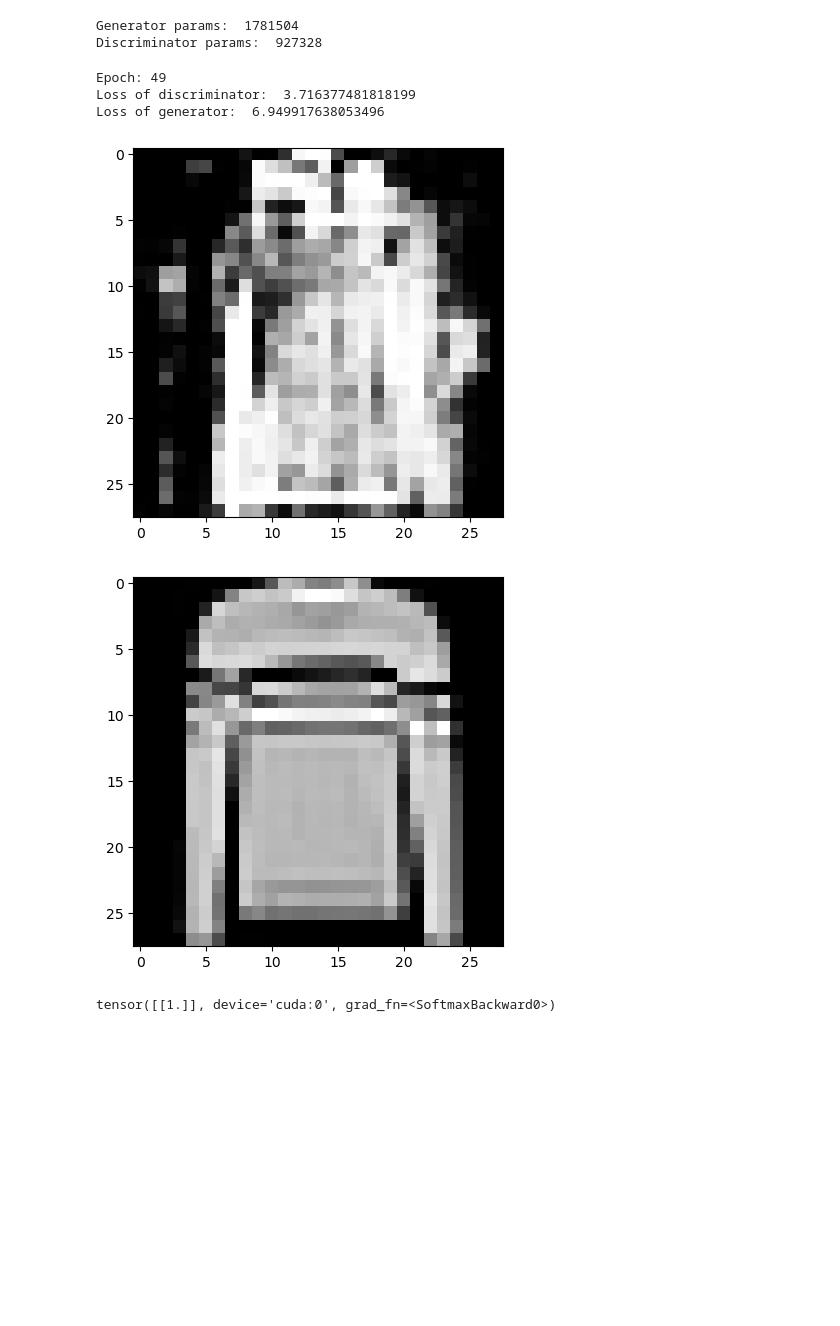
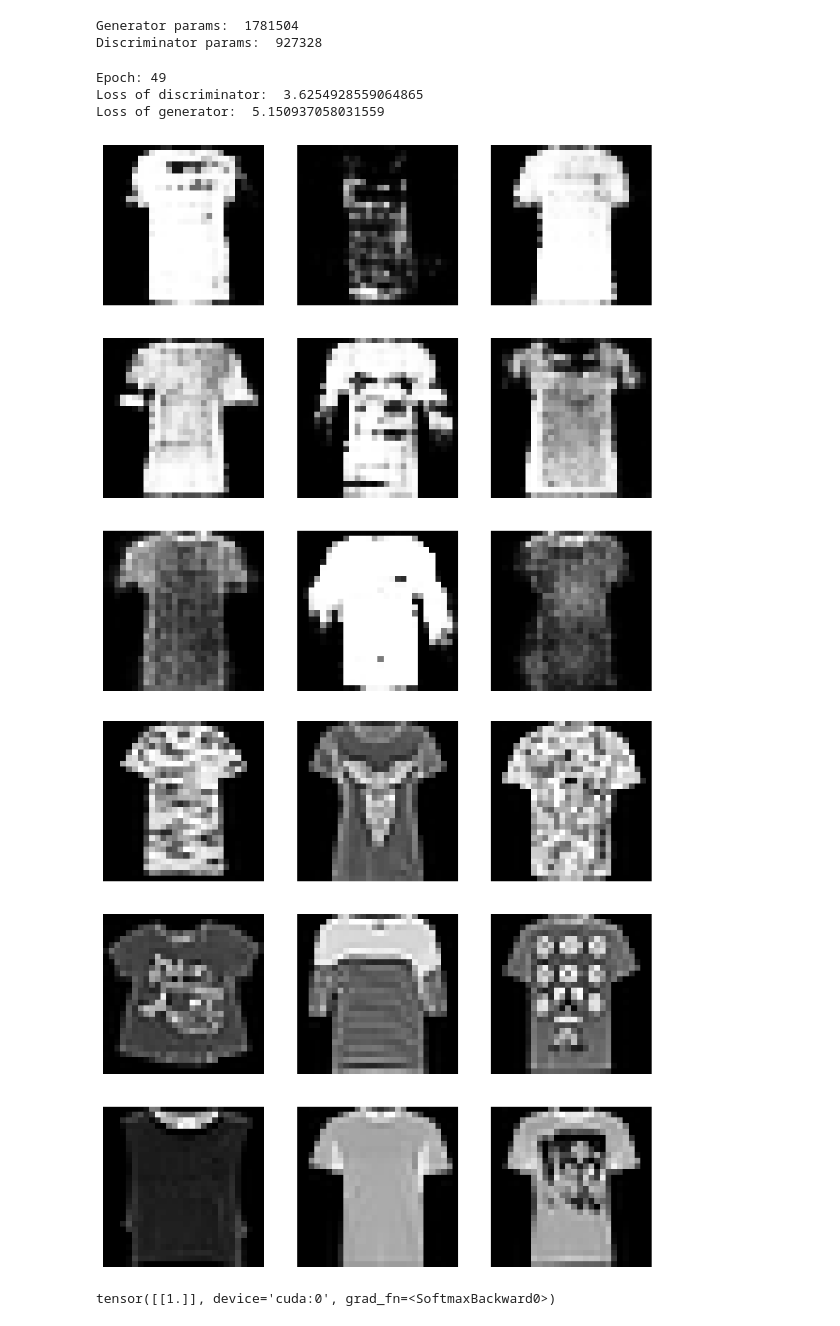
Before and after one commit to ethanh20009/ImageClassifier, a Jupyter notebook: encoderDecoder.ipynb, the cells around one changed output. Cells and saved outputs as stored; diff of their text form; code cells hidden in the pictures; blank space fills up the shorter version.

Commit message:
Visual improvements

```diff
--- a/encoderDecoder.ipynb
+++ b/encoderDecoder.ipynb
@@ -19,7 +19,7 @@ testDataset = torchvision.datasets.FashionMNIST("fashionTrain", train=False, dow
 # %% [output]
 cuda
 # %%
-mapping = trainDataset.targets == 2
+mapping = trainDataset.targets == 0
 
 trousers = trainDataset.data[mapping]
 trousers = trousers.unsqueeze(1)
@@ -132,6 +132,8 @@ for epoch in range(EPOCHS):
 
     lossOfDiscriminator = 0
     lossOfGenerator = 0
+
+
 
     while True:
         avgLoss = 0
@@ -181,44 +183,51 @@ for epoch in range(EPOCHS):
             optimizer_generator.step()
             lossOfGenerator += loss.item()
             avgLoss += loss.item()
         #print("Loss of generator: ", avgLoss/len(dataloader))
         if avgLoss/len(dataloader) < 0.1:
             break
 
         # if i % 5 == 0:
         #     print("Loss: ", loss.item())
     print("Epoch:",epoch)
     print("Loss of discriminator: ", lossOfDiscriminator/len(dataloader))
     print("Loss of generator: ", lossOfGenerator/len(dataloader))
 
 
-    noise = torch.randn(1, 100).to(device)
+    noise = torch.randn(9, 100).to(device)
     fakeImage = generator(noise)
 
     y_pred = discriminator(fakeImage)
     y_pred = torch.softmax(y_pred, dim=1)
 
     #Show generator output
+    fig, ax = plt.subplots(3, 3, figsize=(10, 10))
+    for i in range(3):
+        for j in range(3):
+            ax[i, j].imshow(fakeImage[i*3+j].detach().cpu().reshape(28, 28), cmap='gray')
+            ax[i, j].axis('off')
 
-    fakeImage = fakeImage.reshape(28, 28)
-    fakeImage = fakeImage.detach().cpu().numpy()
-    plt.imshow(fakeImage, cmap='gray')
     plt.show()
 
     #Show real image
 
-    realImage = trousers[0]
-    realImage = realImage.reshape(28, 28)
-    plt.imshow(realImage, cmap='gray')
+    fig, ax = plt.subplots(3, 3, figsize=(10, 10))
+    for i in range(3):
+        for j in range(3):
+            #chose random image
+            index = np.random.randint(0, len(trousers))
+            ax[i, j].imshow(trousers[index].reshape(28, 28), cmap='gray')
+            ax[i, j].axis('off')
+
     plt.show()
 
     clear_output(wait=True)
 # %% [output]
 Epoch: 49
-Loss of discriminator:  3.716377481818199
-Loss of generator:  6.949917638053496
+Loss of discriminator:  3.6254928559064865
+Loss of generator:  5.150937058031559
-[figure, old version]
+[figure, new version]
-[figure, old version]
+[figure, new version]
 # %%
 #Test
 
```
Also changed, not shown: parts of 1 cell of this notebook.
